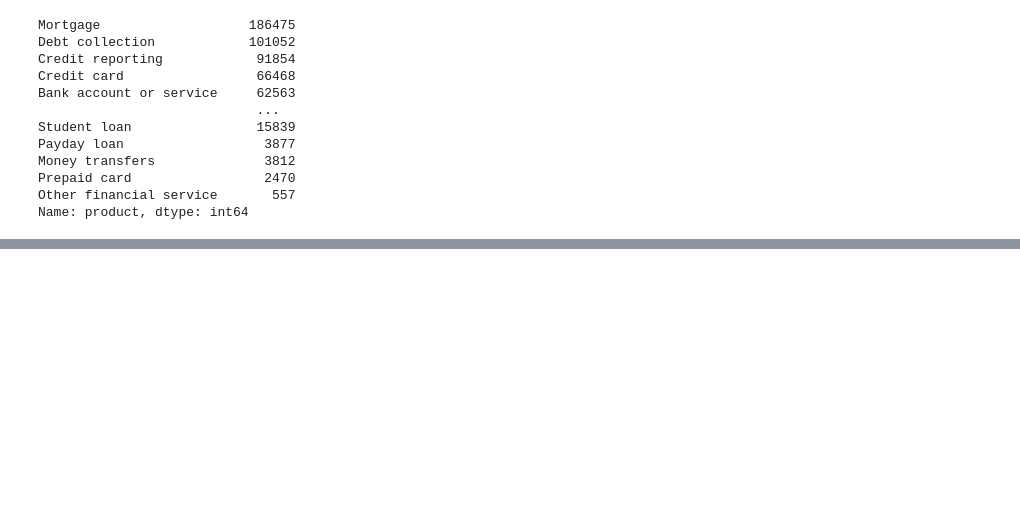
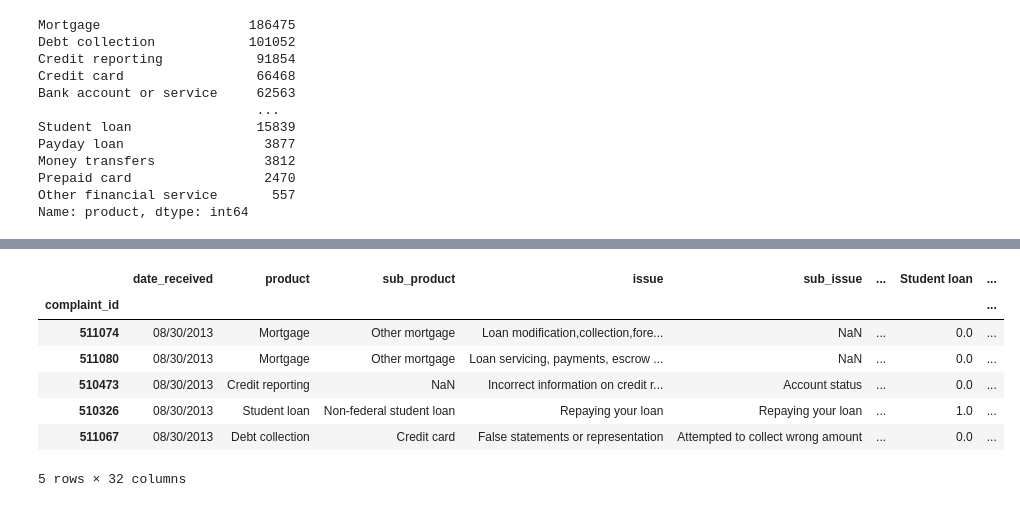
Before and after one commit to Alannna/DS-SF-34, a Jupyter notebook: final-project/2/FinalProject-EDA.ipynb, the cells around one changed output, grey strips where cells are left out. Drawn from its saved outputs; the diff is of its cells as text; code cells hidden in the pictures; blank space fills up the shorter version.

```diff
--- a/final-project/2/FinalProject-EDA.ipynb
+++ b/final-project/2/FinalProject-EDA.ipynb
@@ -88,8 +148,9 @@ NameError: name 'df' is not defined
 # %%
+
 #create new dataframes & join 'em for a super cohort heavy df
 df_product = pd.get_dummies(df['product'])
 #df_issue = pd.get_dummies(df['issue'])
-df_timely_response = pd.get_dummies(df['timely_response'])
-df_consumer_disputed = pd.get_dummies(df['consumer_disputed?'])
+df_timely_response = pd.get_dummies(df['timely_response'], prefix = 'timely_response')
+df_consumer_disputed = pd.get_dummies(df['consumer_disputed?'], prefix = 'consumer_disputed')
 
-df.join([df_product, df_timely_response, df_consumer_disputed])
+df = df.join([df_product, df_timely_response, df_consumer_disputed])
@@ -100,0 +159,11 @@ ValueError: Indexes have overlapping values: ['No', 'Yes']
+# %%
+df.head()
+# %% [output]
+|  | date_received | product | sub_product | issue | sub_issue | ... | Student loan | ... |
+| complaint_id |  |  |  |  |  |  |  | ... |
+| 511074 | 08/30/2013 | Mortgage | Other mortgage | Loan modification,collection,fore... | NaN | ... | 0.0 | ... |
+| 511080 | 08/30/2013 | Mortgage | Other mortgage | Loan servicing, payments, escrow ... | NaN | ... | 0.0 | ... |
+| 510473 | 08/30/2013 | Credit reporting | NaN | Incorrect information on credit r... | Account status | ... | 0.0 | ... |
+| 510326 | 08/30/2013 | Student loan | Non-federal student loan | Repaying your loan | Repaying your loan | ... | 1.0 | ... |
+| 511067 | 08/30/2013 | Debt collection | Credit card | False statements or representation | Attempted to collect wrong amount | ... | 0.0 | ... |
+5 rows × 32 columns
```
Also changed, not shown: parts of 17 cells of this notebook.
